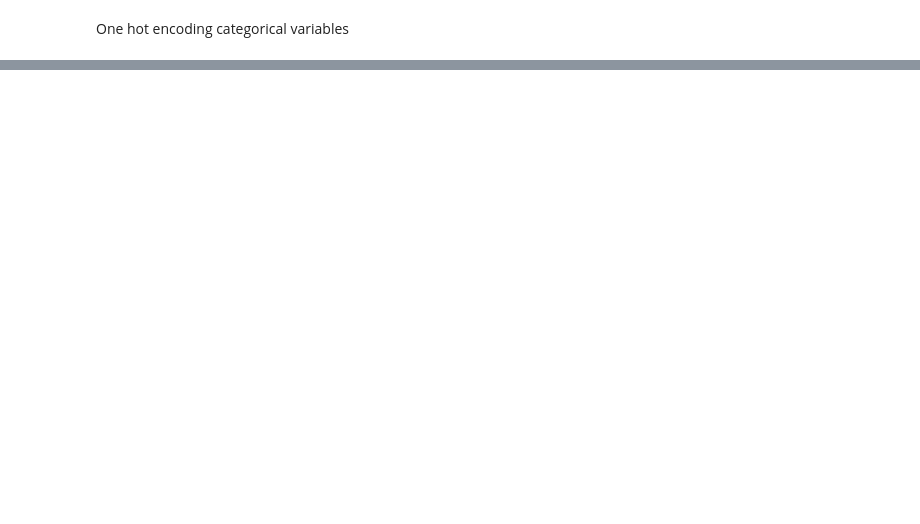
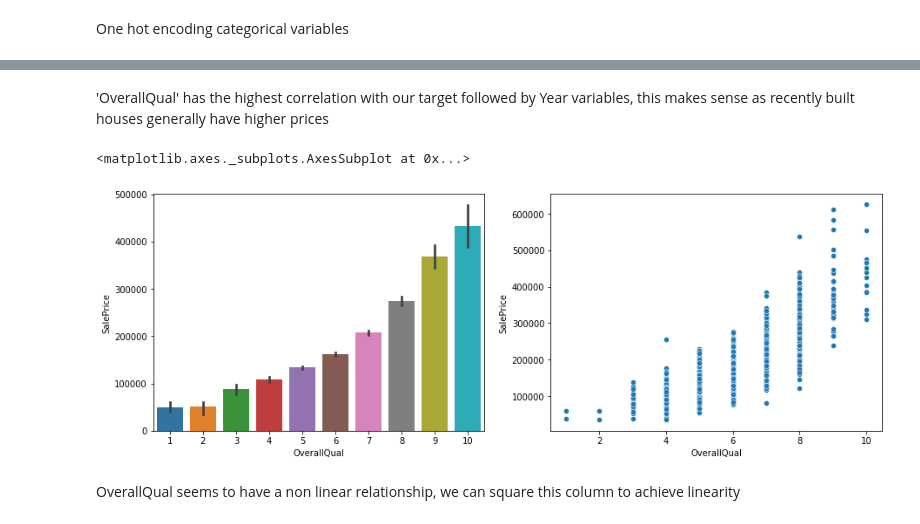
Before and after one commit to Mukunds0507333/Predicting-House-Prices, a Jupyter notebook: Predicting House Prices.ipynb, the cells around one changed output, grey strips where cells are left out. Drawn from its saved outputs; the diff is of its cells as text; code cells hidden in the pictures; blank space fills up the shorter version.

```diff
--- a/Predicting House Prices.ipynb
+++ b/Predicting House Prices.ipynb
@@ -450,0 +489,11 @@ Number of Columns before one hot encoding =  76 and number of columns after one
+# %% [markdown]
+'OverallQual' has the highest correlation with our target followed by Year variables, this makes sense as recently built houses generally have higher prices
+# %%
+fig, (ax1,ax2) = plt.subplots(1,2, figsize=(15,5))
+sns.barplot(x = 'OverallQual', y= 'SalePrice',data = df_train, ax = ax1)
+sns.scatterplot(x = 'OverallQual', y= 'SalePrice', data = df_train,ax = ax2)
+# %% [output]
+<matplotlib.axes._subplots.AxesSubplot at 0x...>
+[figure, added]
+# %% [markdown]
+OverallQual seems to have a non linear  relationship, we can square this column to achieve linearity
```
Also changed, not shown: parts of 91 cells of this notebook.
